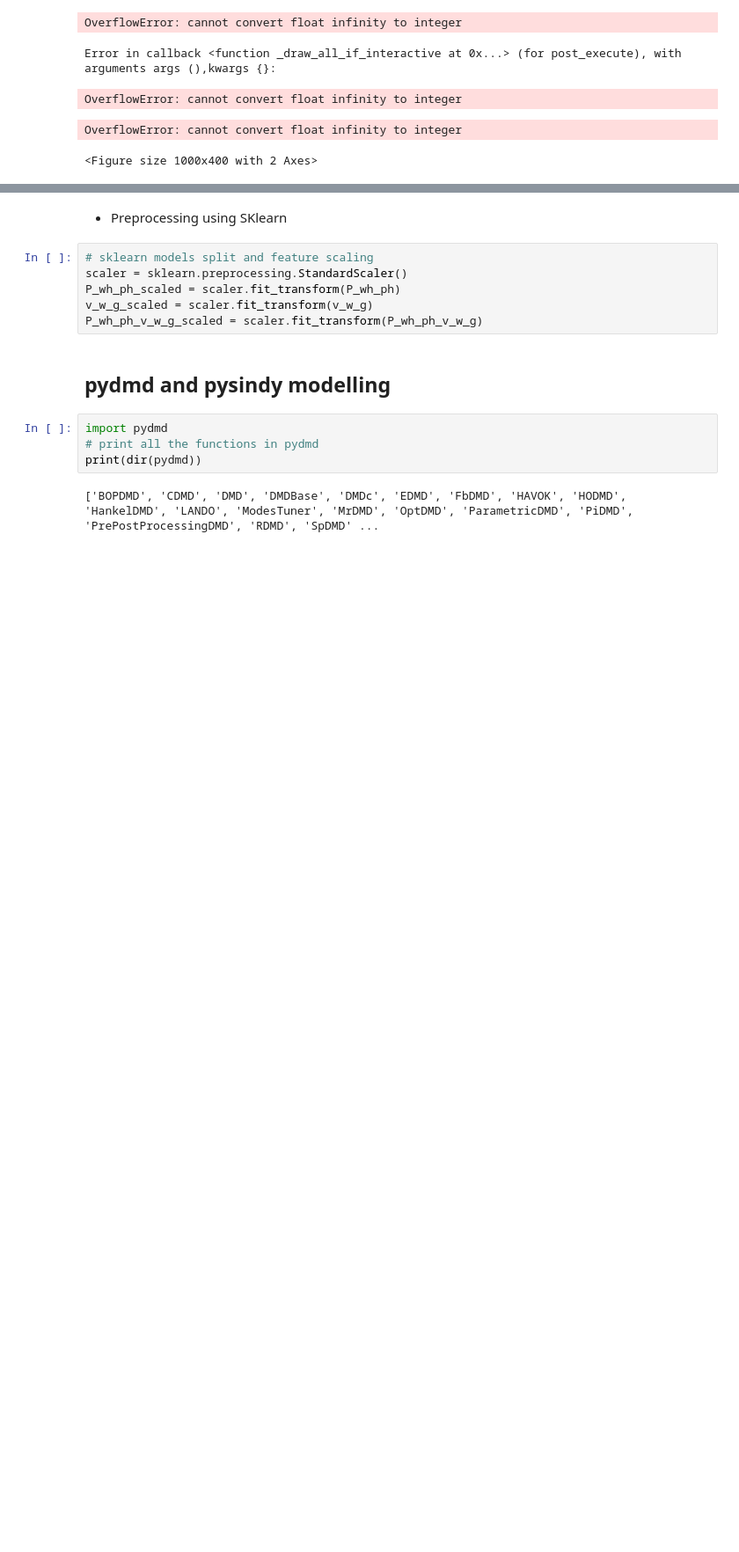
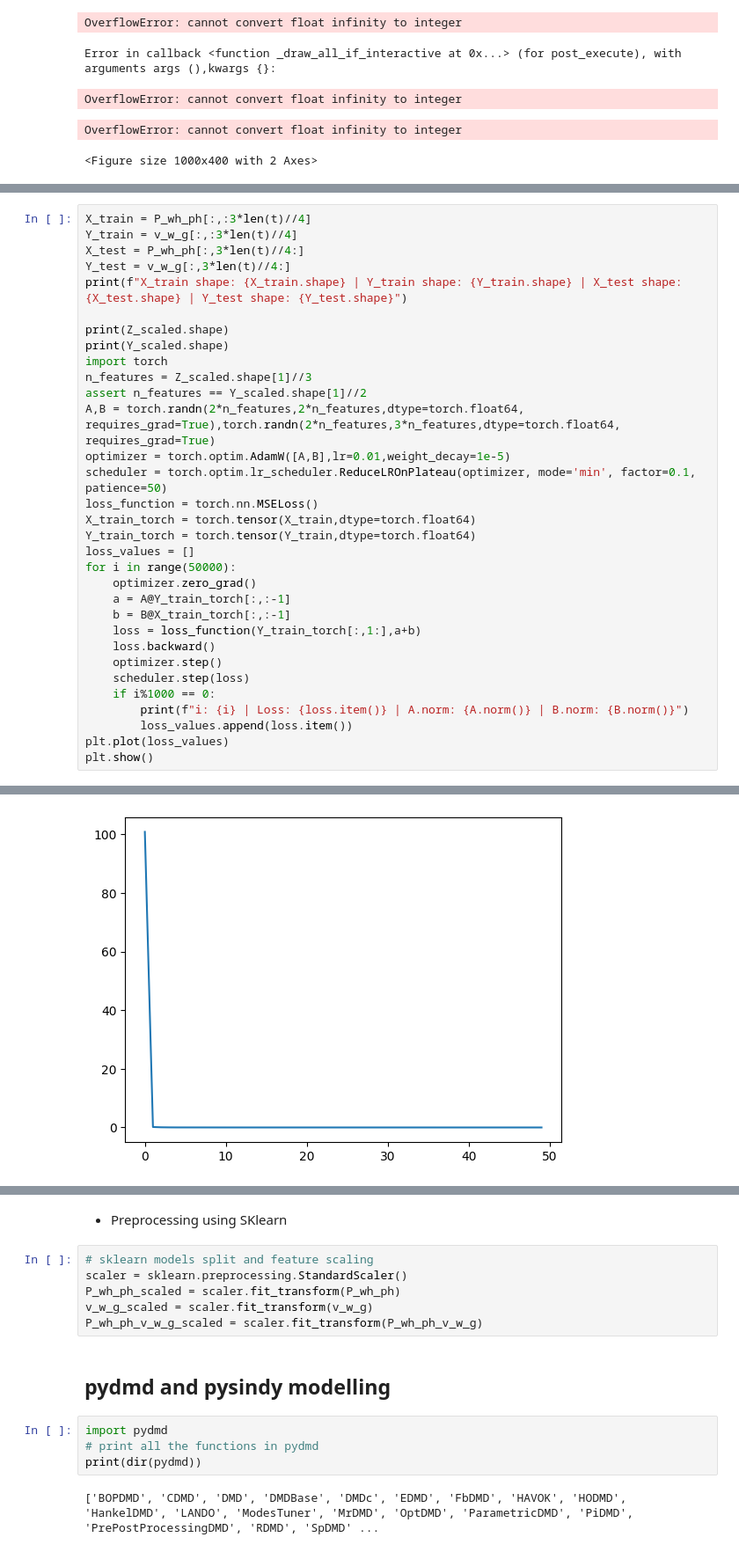
Before and after one commit to arofenitra/data-driven-modelling-fluid-flow, a Jupyter notebook: notebook/ML_modelling.ipynb, the cells around one changed output, grey strips where cells are left out. Shown at 88% size. Saved outputs shown, nothing was run; the diff lists cells and outputs as text; blank space fills up the shorter version.

```diff
--- a/notebook/ML_modelling.ipynb
+++ b/notebook/ML_modelling.ipynb
@@ -485,0 +513,33 @@ ValueError: Found input variables with inconsistent numbers of samples: [1710, 2
+# %%
+X_train = P_wh_ph[:,:3*len(t)//4]
+Y_train = v_w_g[:,:3*len(t)//4]
+X_test = P_wh_ph[:,3*len(t)//4:]
+Y_test = v_w_g[:,3*len(t)//4:]
+print(f"X_train shape: {X_train.shape} | Y_train shape: {Y_train.shape} | X_test shape: {X_test.shape} | Y_test shape: {Y_test.shape}")
+
+print(Z_scaled.shape)
+print(Y_scaled.shape)
+import torch
+n_features = Z_scaled.shape[1]//3
+assert n_features == Y_scaled.shape[1]//2
+A,B = torch.randn(2*n_features,2*n_features,dtype=torch.float64, requires_grad=True),torch.randn(2*n_features,3*n_features,dtype=torch.float64, requires_grad=True)
+optimizer = torch.optim.AdamW([A,B],lr=0.01,weight_decay=1e-5)
+scheduler = torch.optim.lr_scheduler.ReduceLROnPlateau(optimizer, mode='min', factor=0.1, patience=50)
+loss_function = torch.nn.MSELoss()
+X_train_torch = torch.tensor(X_train,dtype=torch.float64)
+Y_train_torch = torch.tensor(Y_train,dtype=torch.float64)
+loss_values = []
+for i in range(50000):
+    optimizer.zero_grad()
+    a = A@Y_train_torch[:,:-1]
+    b = B@X_train_torch[:,:-1]
+    loss = loss_function(Y_train_torch[:,1:],a+b)
+    loss.backward()
+    optimizer.step()
+    scheduler.step(loss)
+    if i%1000 == 0:
+        print(f"i: {i} | Loss: {loss.item()} | A.norm: {A.norm()} | B.norm: {B.norm()}")
+        loss_values.append(loss.item())
+plt.plot(loss_values)
+plt.show()
+# %% [output]
@@ -485,0 +563 @@ ValueError: Found input variables with inconsistent numbers of samples: [1710, 2
+[figure, added]
```
Also changed, not shown: parts of 4 cells of this notebook.
